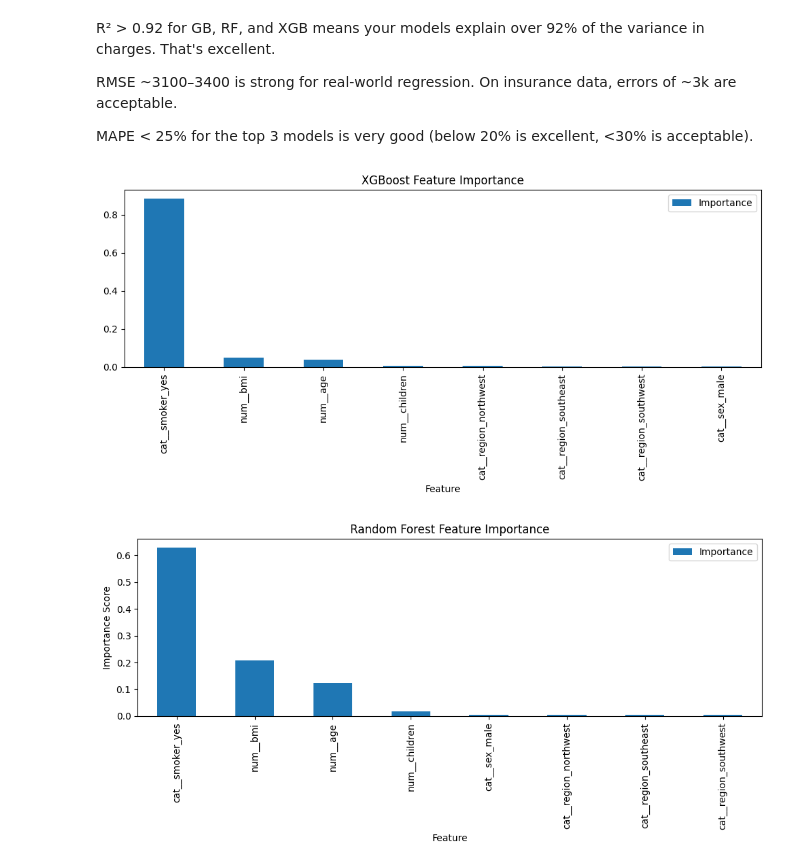
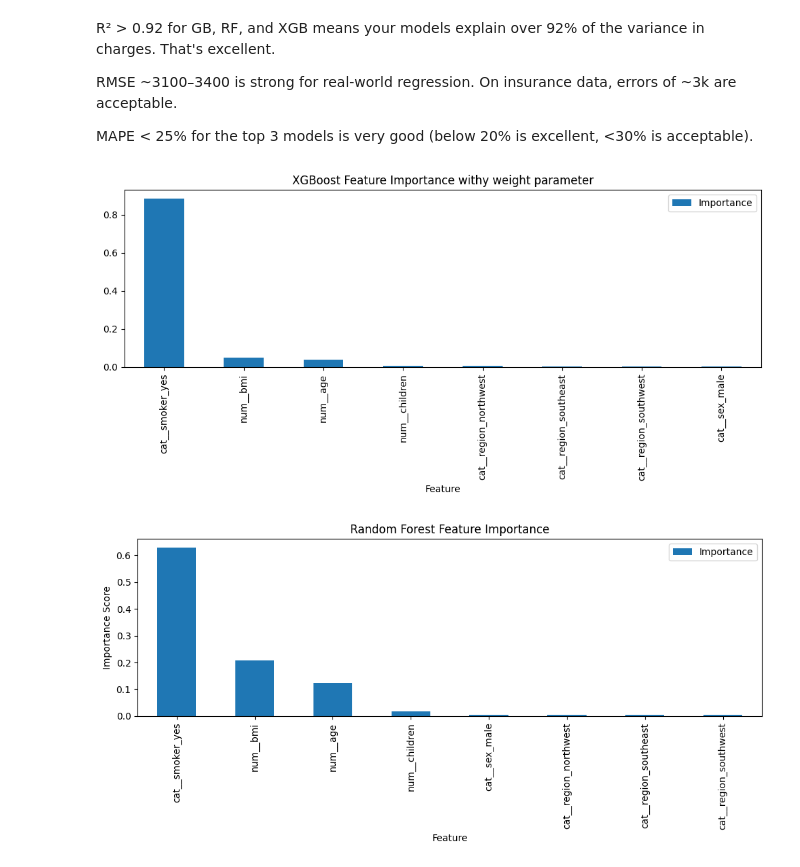
Before and after one commit to harnaiksahni1024/Medicalinsuranceprediction, a Jupyter notebook: eda_model.ipynb, the cells around one changed output. Saved outputs shown, nothing was run; the diff lists cells and outputs as text; code cells hidden in the pictures.

```diff
--- a/eda_model.ipynb
+++ b/eda_model.ipynb
@@ -332,10 +361,19 @@ categorical_feats = ['sex','smoker','region']
 # %%
 preprocessor = ColumnTransformer(
     transformers=[
-        ('num',StandardScaler(),numeric_feats),
+        ('num',RobustScaler(),numeric_feats),
         ('cat',OneHotEncoder(drop='first'),categorical_feats)
     ]
 )
 # %%
 y_train_log = np.log1p(y_train)  # log(1 + y)
 y_test_log = np.log1p(y_test)    # for adjusted R2 (optional, if needed)
+# %%
+pipelinee = Pipeline([
+    ('preprocessor', preprocessor),
+    ('model', LinearRegression())
+])
+pipelinee.fit(X_train, y_train_log)
+
+# Predict on train set
+y_pred_log = pipelinee.predict(X_train)
@@ -349,13 +453,13 @@ from lightgbm import LGBMRegressor
 # %%
 regressors = {
      "Linear": LinearRegression(),
-    "Ridge": Ridge(alpha=1.0),
+    "Ridge": Ridge(alpha=1),
     "Lasso": Lasso(alpha=0.1),
     "RandomForest": RandomForestRegressor(n_estimators=100,  random_state=42),
     "GradientBoosting": GradientBoostingRegressor(n_estimators=100, random_state=42),
     "SVR": SVR(),
     "LightGBM": LGBMRegressor(n_estimators=100, learning_rate=0.1, random_state=42),
-     "XGBoost": xgb.XGBRegressor(n_estimators=100, learning_rate=0.1, max_depth=3, random_state=42)
+     "XGBoost": XGBRegressor(n_estimators=100, learning_rate=0.1, max_depth=3, random_state=42)
 }
 # %%
 import xgboost as xgb
@@ -423,10 +583,7 @@ param_grids = {
         "regressor__n_estimators": [100, 200],
         "regressor__max_depth": [3, 5]
     },
-    "SVR": {
-        "regressor__C": [1, 10],
-        "regressor__gamma": ['scale', 'auto']
-    },
+    "SVR": {},
     'XGBoost':{
         "regressor__n_estimators": [100, 200],
         "regressor__learning_rate": [0.05, 0.1],
@@ -538,24 +695,24 @@ MAPE < 25% for the top 3 models is very good (below 20% is excellent, <30% is ac
 # %%
 # After fitting XGBoost pipeline
 xgb_model = regressors["XGBoost"]
 pipe = Pipeline([('preprocessor', preprocessor), ('regressor', xgb_model)])
 pipe.fit(X_train, y_train)
 
 import matplotlib.pyplot as plt
 importances = pipe.named_steps['regressor'].feature_importances_
 feature_names = pipe.named_steps['preprocessor'].get_feature_names_out()
 
 xgb_importance_df = pd.DataFrame({
     "Feature": feature_names,
     "Importance": importances
 }).sort_values(by="Importance", ascending=False)
 
 # Plot
-xgb_importance_df.set_index("Feature").plot(kind="bar", figsize=(10, 5), title="XGBoost Feature Importance")
+xgb_importance_df.set_index("Feature").plot(kind="bar", figsize=(10, 5), title="XGBoost Feature Importance withy weight parameter")
 plt.tight_layout()
 plt.show()
 # %% [output]
-[figure, old version]
+[figure, new version]
 # %%
 # Use the best Random Forest model from your tuned pipeline
 rf_model = regressors["RandomForest"]
```
Also changed, not shown: parts of 22 cells of this notebook, 8 other files.
